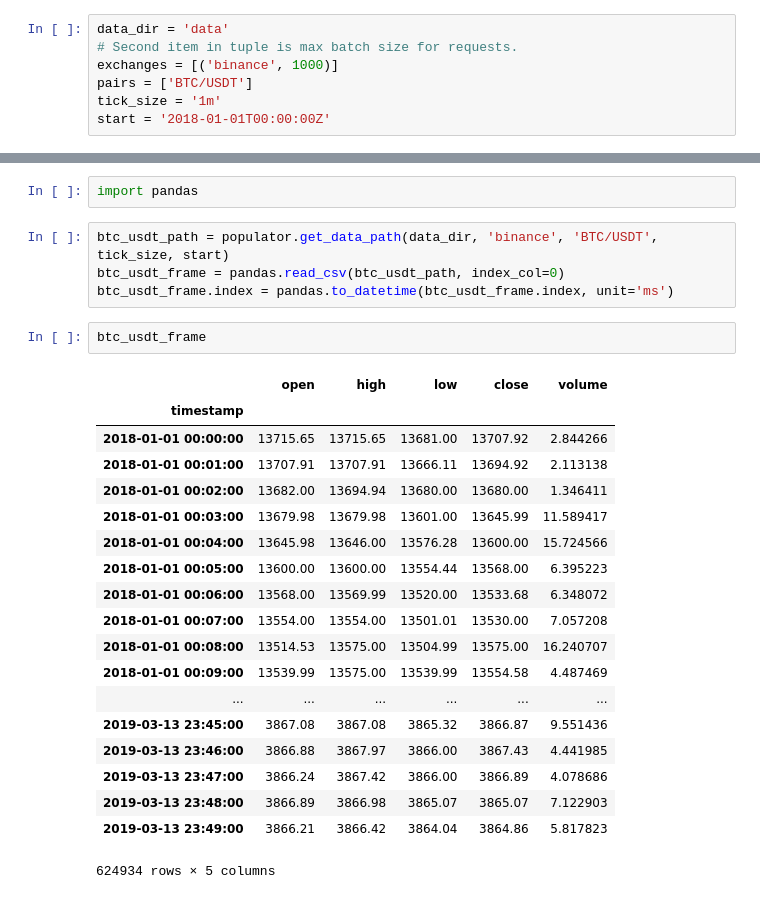
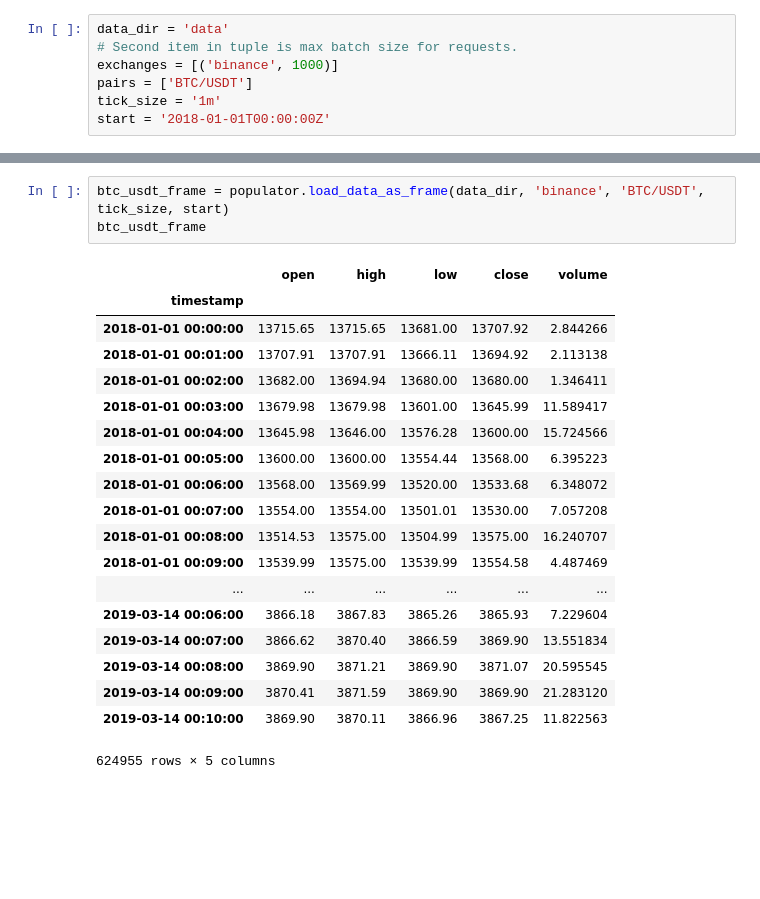
Before and after one commit to cambrian/quant, a Jupyter notebook: backtest/examples/2018 BTC-USDT RSI.ipynb, the cells around one changed output, grey strips where cells are left out. Cells and saved outputs as stored; diff of their text form; blank space fills up the shorter version.

```diff
--- a/backtest/examples/2018 BTC-USDT RSI.ipynb
+++ b/backtest/examples/2018 BTC-USDT RSI.ipynb
@@ -42,32 +42,27 @@ Entries Processed: 629270
 Scraping for data/binance/BTC-USDT-1m-2018-01-01T00-00-00Z-all.csv succeeded.
-# %%
-import pandas
 # %%
-btc_usdt_path = populator.get_data_path(data_dir, 'binance', 'BTC/USDT', tick_size, start)
-btc_usdt_frame = pandas.read_csv(btc_usdt_path, index_col=0)
-btc_usdt_frame.index = pandas.to_datetime(btc_usdt_frame.index, unit='ms')
+btc_usdt_frame = populator.load_data_as_frame(data_dir, 'binance', 'BTC/USDT', tick_size, start)
+btc_usdt_frame
+# %% [output]
+|  | open | high | low | close | volume |
+| timestamp |  |  |  |  |  |
+| 2018-01-01 00:00:00 | 13715.65 | 13715.65 | 13681.00 | 13707.92 | 2.844266 |
+| 2018-01-01 00:01:00 | 13707.91 | 13707.91 | 13666.11 | 13694.92 | 2.113138 |
+| 2018-01-01 00:02:00 | 13682.00 | 13694.94 | 13680.00 | 13680.00 | 1.346411 |
+| 2018-01-01 00:03:00 | 13679.98 | 13679.98 | 13601.00 | 13645.99 | 11.589417 |
+| 2018-01-01 00:04:00 | 13645.98 | 13646.00 | 13576.28 | 13600.00 | 15.724566 |
+| 2018-01-01 00:05:00 | 13600.00 | 13600.00 | 13554.44 | 13568.00 | 6.395223 |
+| 2018-01-01 00:06:00 | 13568.00 | 13569.99 | 13520.00 | 13533.68 | 6.348072 |
+| 2018-01-01 00:07:00 | 13554.00 | 13554.00 | 13501.01 | 13530.00 | 7.057208 |
+| 2018-01-01 00:08:00 | 13514.53 | 13575.00 | 13504.99 | 13575.00 | 16.240707 |
+| 2018-01-01 00:09:00 | 13539.99 | 13575.00 | 13539.99 | 13554.58 | 4.487469 |
+| ... | ... | ... | ... | ... | ... |
+| 2019-03-14 00:06:00 | 3866.18 | 3867.83 | 3865.26 | 3865.93 | 7.229604 |
+| 2019-03-14 00:07:00 | 3866.62 | 3870.40 | 3866.59 | 3869.90 | 13.551834 |
+| 2019-03-14 00:08:00 | 3869.90 | 3871.21 | 3869.90 | 3871.07 | 20.595545 |
+| 2019-03-14 00:09:00 | 3870.41 | 3871.59 | 3869.90 | 3869.90 | 21.283120 |
+| 2019-03-14 00:10:00 | 3869.90 | 3870.11 | 3866.96 | 3867.25 | 11.822563 |
+624955 rows × 5 columns
-# %%
-btc_usdt_frame
-# %% [output]
-|  | open | high | low | close | volume |
-| timestamp |  |  |  |  |  |
-| 2018-01-01 00:00:00 | 13715.65 | 13715.65 | 13681.00 | 13707.92 | 2.844266 |
-| 2018-01-01 00:01:00 | 13707.91 | 13707.91 | 13666.11 | 13694.92 | 2.113138 |
-| 2018-01-01 00:02:00 | 13682.00 | 13694.94 | 13680.00 | 13680.00 | 1.346411 |
-| 2018-01-01 00:03:00 | 13679.98 | 13679.98 | 13601.00 | 13645.99 | 11.589417 |
-| 2018-01-01 00:04:00 | 13645.98 | 13646.00 | 13576.28 | 13600.00 | 15.724566 |
-| 2018-01-01 00:05:00 | 13600.00 | 13600.00 | 13554.44 | 13568.00 | 6.395223 |
-| 2018-01-01 00:06:00 | 13568.00 | 13569.99 | 13520.00 | 13533.68 | 6.348072 |
-| 2018-01-01 00:07:00 | 13554.00 | 13554.00 | 13501.01 | 13530.00 | 7.057208 |
-| 2018-01-01 00:08:00 | 13514.53 | 13575.00 | 13504.99 | 13575.00 | 16.240707 |
-| 2018-01-01 00:09:00 | 13539.99 | 13575.00 | 13539.99 | 13554.58 | 4.487469 |
-| ... | ... | ... | ... | ... | ... |
-| 2019-03-13 23:45:00 | 3867.08 | 3867.08 | 3865.32 | 3866.87 | 9.551436 |
-| 2019-03-13 23:46:00 | 3866.88 | 3867.97 | 3866.00 | 3867.43 | 4.441985 |
-| 2019-03-13 23:47:00 | 3866.24 | 3867.42 | 3866.00 | 3866.89 | 4.078686 |
-| 2019-03-13 23:48:00 | 3866.89 | 3866.98 | 3865.07 | 3865.07 | 7.122903 |
-| 2019-03-13 23:49:00 | 3866.21 | 3866.42 | 3864.04 | 3864.86 | 5.817823 |
-624934 rows × 5 columns
 # %%
 import backtrader as bt
 import backtrader.analyzers as analyzers
```
Also changed, not shown: parts of 2 cells of this notebook, 2 other files.
